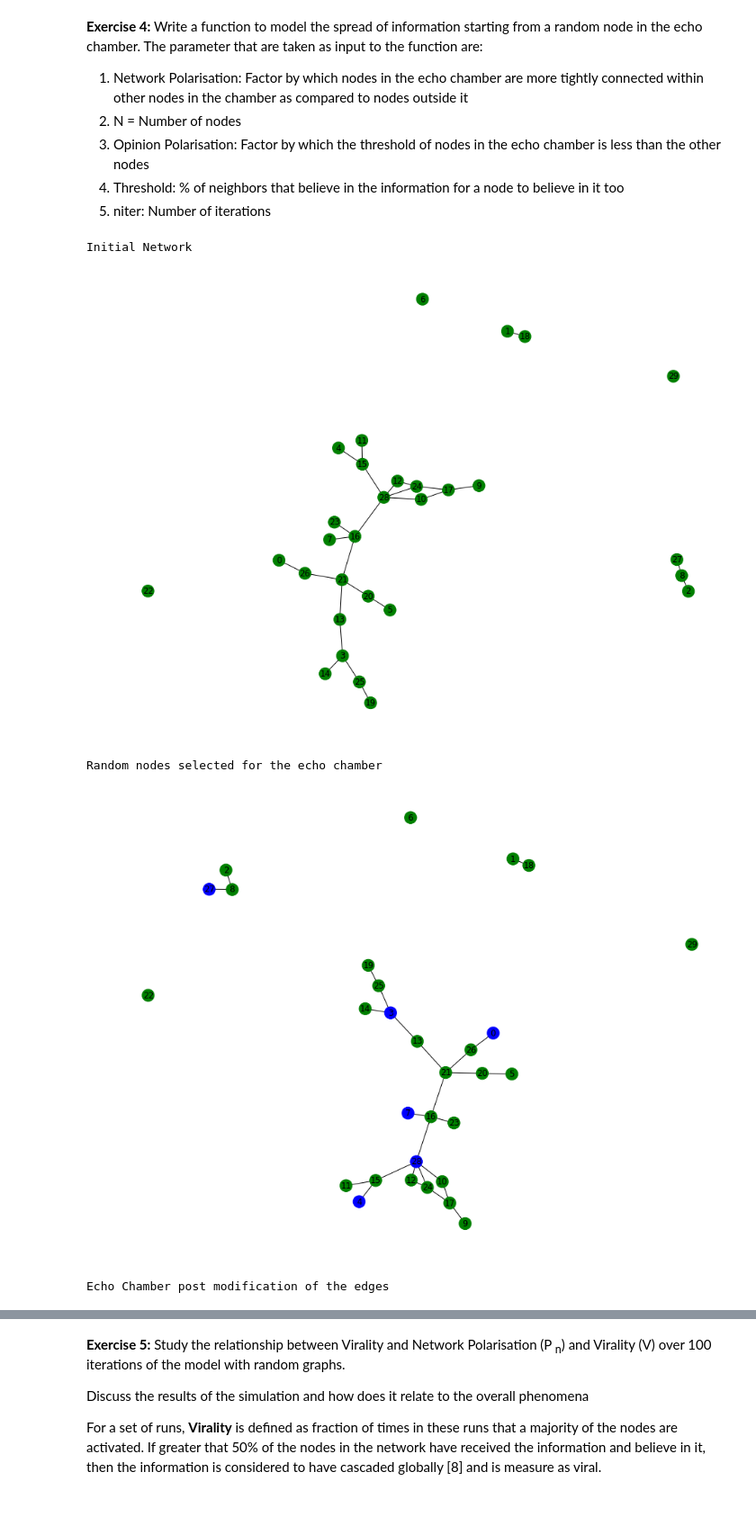
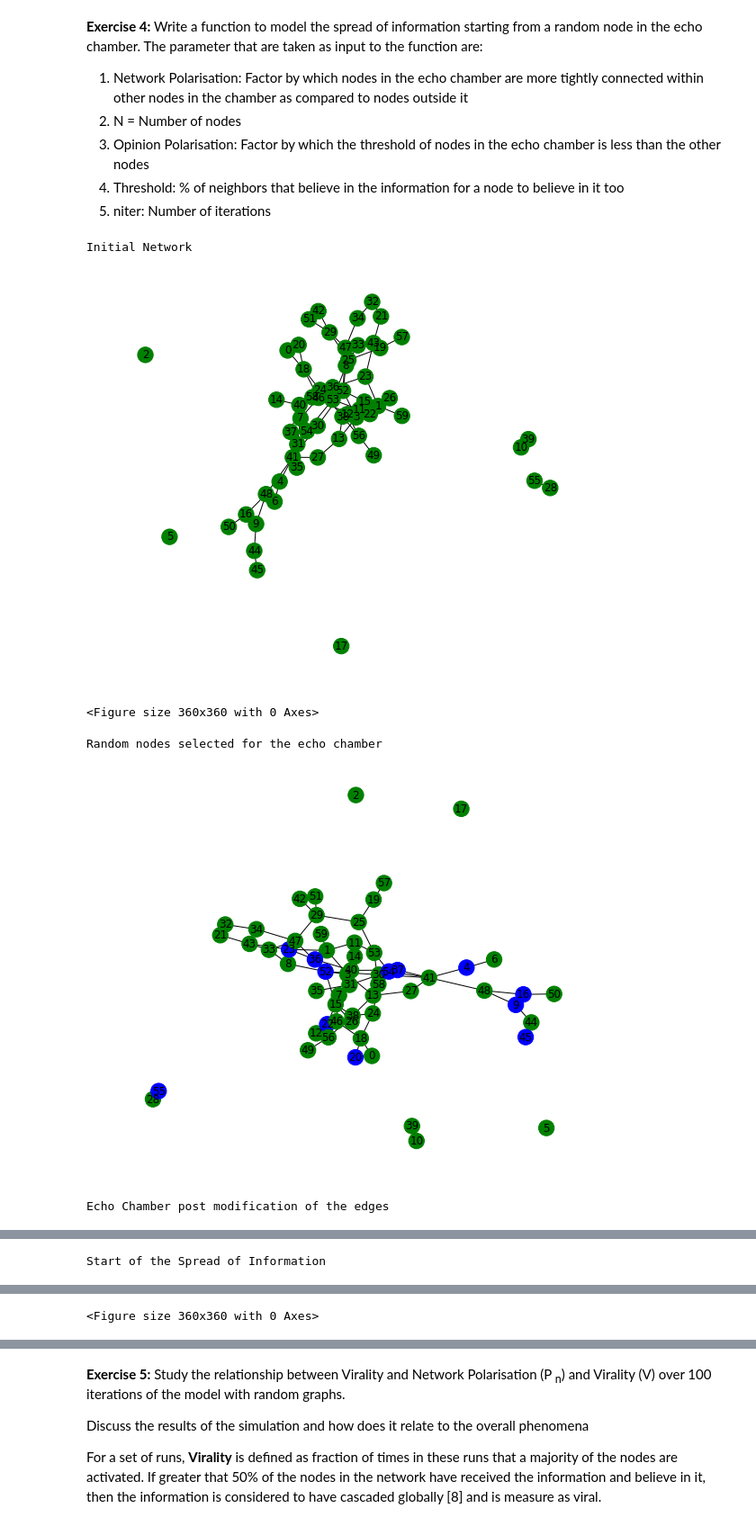
Before and after one commit to asrayousuf/InformationDiffusion, a Jupyter notebook: notebooks/Part-3-EchoChamberEffect.ipynb, the cells around one changed output, grey strips where cells are left out. Shown: that part at 90% size. Drawn from its saved outputs; the diff is of its cells as text; code cells hidden in the pictures.

```diff
--- a/notebooks/Part-3-EchoChamberEffect.ipynb
+++ b/notebooks/Part-3-EchoChamberEffect.ipynb
@@ -37,6 +37,7 @@ def draw_activated_nodes(G):
             color_map.append('orange')
         else: color_map.append('green')
     nx.draw(G,node_color = color_map,with_labels = True)
+    plt.figure (figsize=(5, 5))
     plt.show()
 # %% [markdown]
 **Exercise 2 :** Replicate the 'draw_activate_nodes' function, but instead the blue nodes should represent the nodes that belong to the echo chamber
@@ -113,12 +114,17 @@ def create_echo_chamber(G, nw_polarisation, opinion_polarisation, viz =0):
         draw_echo_chamber(G, echo_chamber)
     return G, echo_chamber
 # %%
-G = nx.erdos_renyi_graph(100, 0.04)
+G = nx.erdos_renyi_graph(75, 0.04)
 status = 'healthy'
 threshold = 0.27
 nx.set_node_attributes(G, status, 'status')
 nx.set_node_attributes(G, threshold, 'threshold')
 
+fig_size = plt.rcParams["figure.figsize"]
+fig_size[0] = 10
+fig_size[1] = 7
+plt.rcParams["figure.figsize"] = fig_size
+
 grph, ec = create_echo_chamber(G, 0.6, 0.05, 1)
 # %% [output]
 Random nodes selected for the echo chamber
@@ -169,9 +175,6 @@ def model_information_diffusion(nw_polarisation, N, opinion_polarisation, thresh
                             act_count = act_count + 1
                     if act_count > (neighbor_count *  G.nodes[node]['threshold'] ) and act_count!=0:
                         G.nodes[node]['status'] = "activated"
-                        if(viz == 1):
-                            #print("Final Spread of Information")
-                            draw_activated_nodes(G)
             curr_status = nx.get_node_attributes(G, 'status')
             matches = len([i for i, j in zip(prev_status.values(), curr_status.values()) if i == j])
             # Stop if no change in node status observed
@@ -185,10 +188,15 @@ def model_information_diffusion(nw_polarisation, N, opinion_polarisation, thresh
         res.append(round(sum( x == 'activated' for x in status.values() )/ N, 4))
     return res
 # %%
-res = model_information_diffusion(nw_polarisation= 0.5, N=30, opinion_polarisation=0.1, threshold=0.33, niter = 1, viz = 1)
+fig_size = plt.rcParams["figure.figsize"]
+fig_size[0] = 7
+fig_size[1] = 6
+plt.rcParams["figure.figsize"] = fig_size
+res = model_information_diffusion(nw_polarisation= 0.5, N=60, opinion_polarisation=0.1, threshold=0.27, niter = 1, viz = 1)
 # %% [output]
 Initial Network
-[figure, old version]
+[figure, new version]
-Random nodes selected for the echo chamber
+<Figure size 360x360 with 0 Axes>
+Random nodes selected for the echo chamber
-[figure, old version]
+[figure, new version]
-Echo Chamber post modification of the edges
+Echo Chamber post modification of the edges
@@ -196,0 +204 @@ Start of the Spread of Information
+Start of the Spread of Information
@@ -197,0 +206 @@ Start of the Spread of Information
+<Figure size 360x360 with 0 Axes>
```
Also changed, not shown: parts of 5 cells of this notebook, 1 other file.
